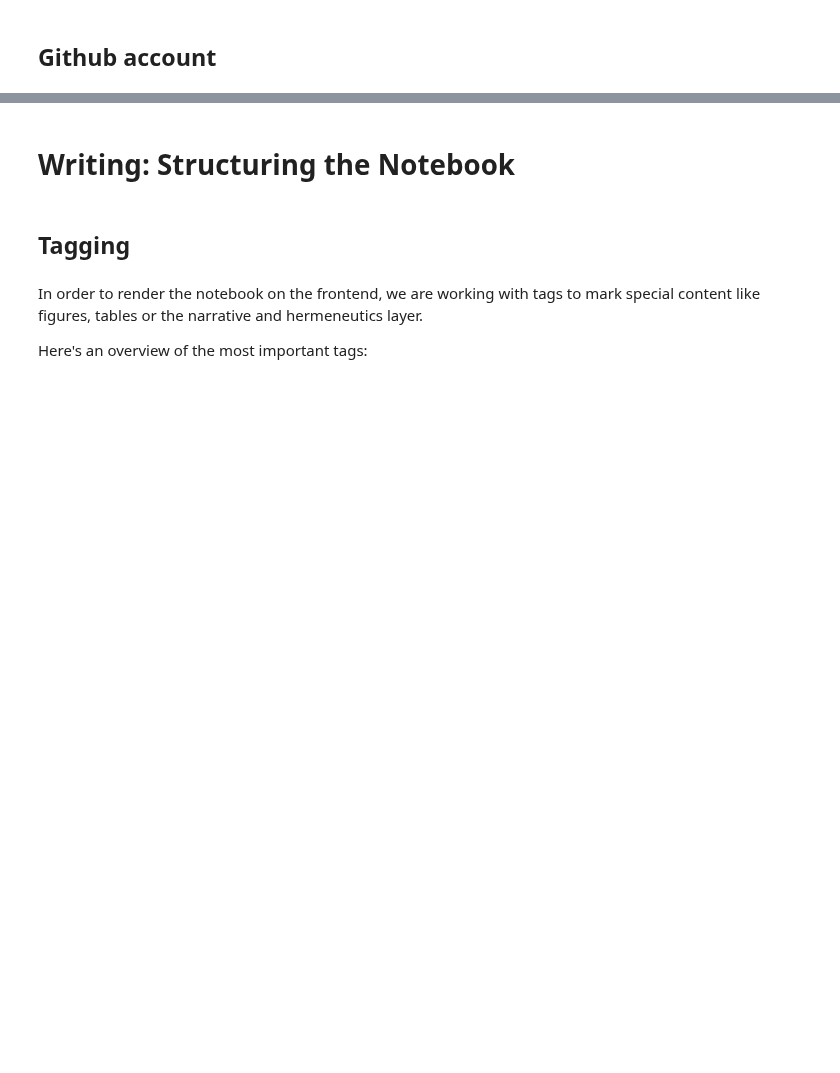
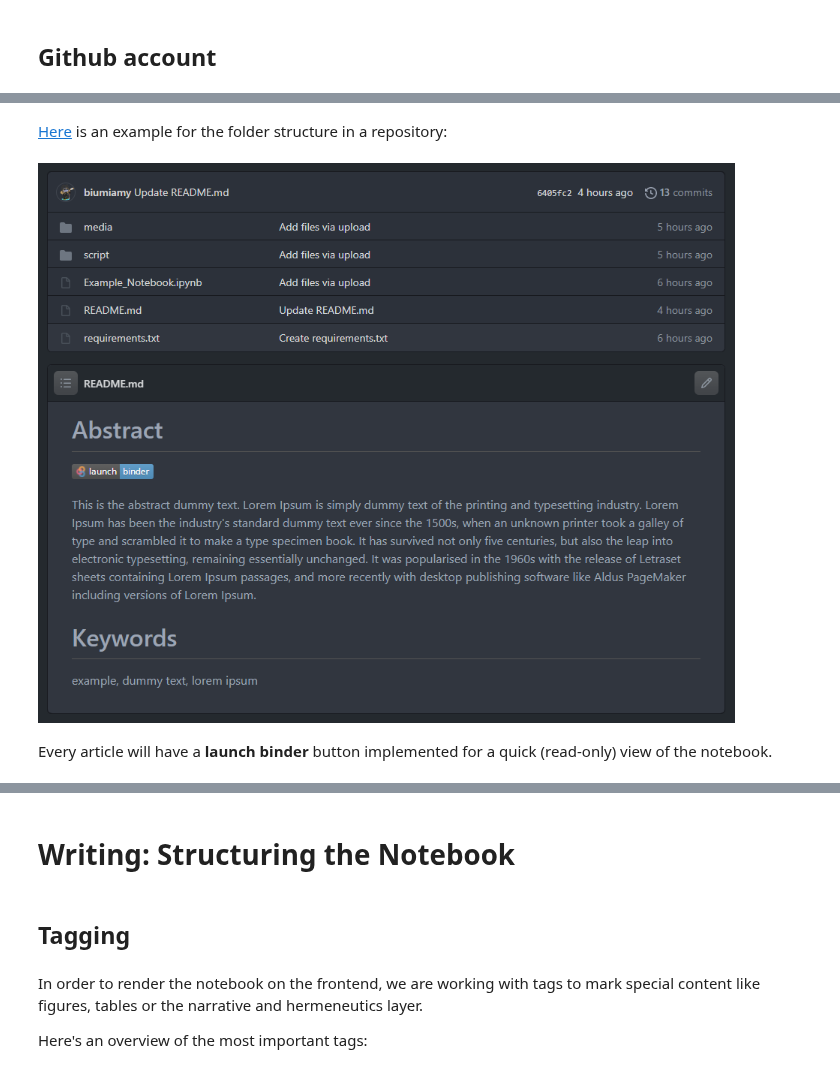
Before and after one commit to C2DH/jdh-notebook, a Jupyter notebook: examples/Author_Guideline/Author_Guideline_1.ipynb, the cells around one changed output, grey strips where cells are left out. Cells and saved outputs as stored; diff of their text form; code cells hidden in the pictures; blank space fills up the shorter version.

```diff
--- a/examples/Author_Guideline/Author_Guideline_1.ipynb
+++ b/examples/Author_Guideline/Author_Guideline_1.ipynb
@@ -229,0 +246,21 @@ display(Image("media/screenshot_collapsible_headings_example.png"), metadata=met
+# %% [markdown]
+[Here](https://github.com/biumiamy/Example_Notebook) is an example for the folder structure in a repository:
+# %%
+from IPython.display import Image
+from IPython.core.display import HTML
+metadata={
+    "jdh": {
+        "module": "object",
+        "object": {
+            "type":"image",
+            "source": [
+                "Figure 11: Repository folder structure"
+            ]
+        }
+    }
+}
+display(Image("media/screenshot_github.png"), metadata=metadata)
+# %% [output]
+[figure, added]
+# %% [markdown]
+Every article will have a **launch binder** button implemented for a quick (read-only) view of the notebook.
```
Also changed, not shown: parts of 32 cells of this notebook, 1 other file.
